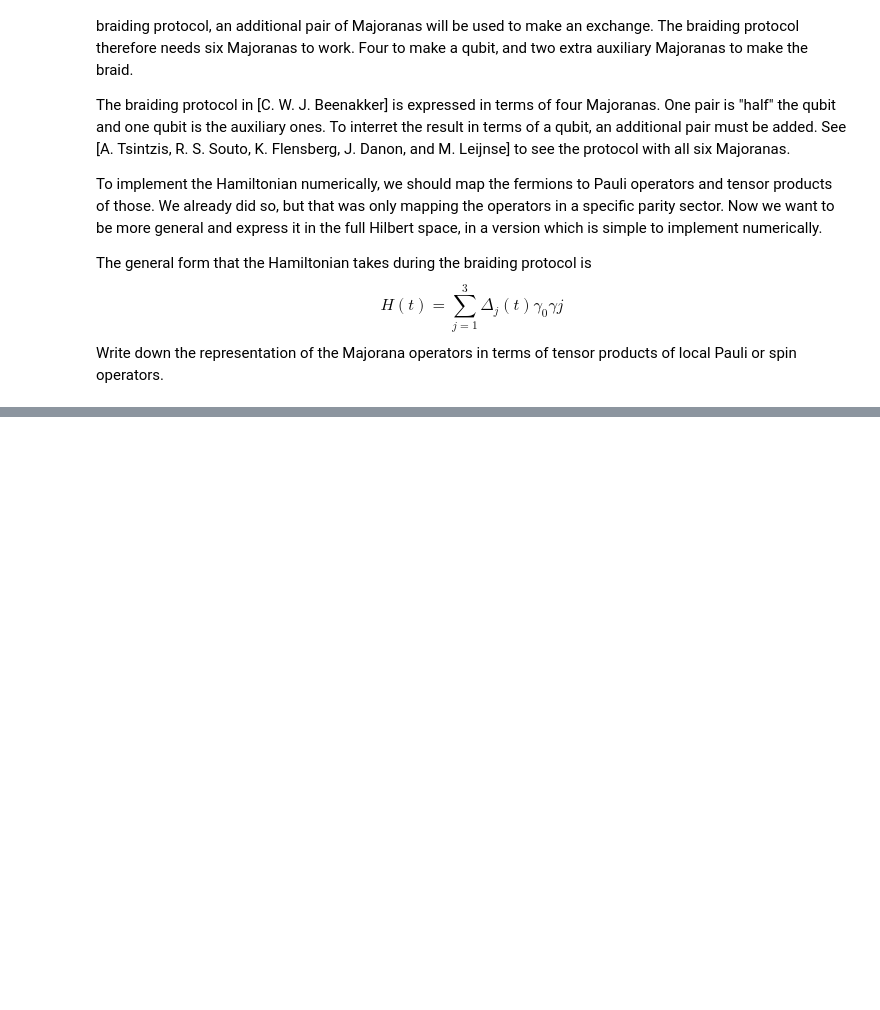
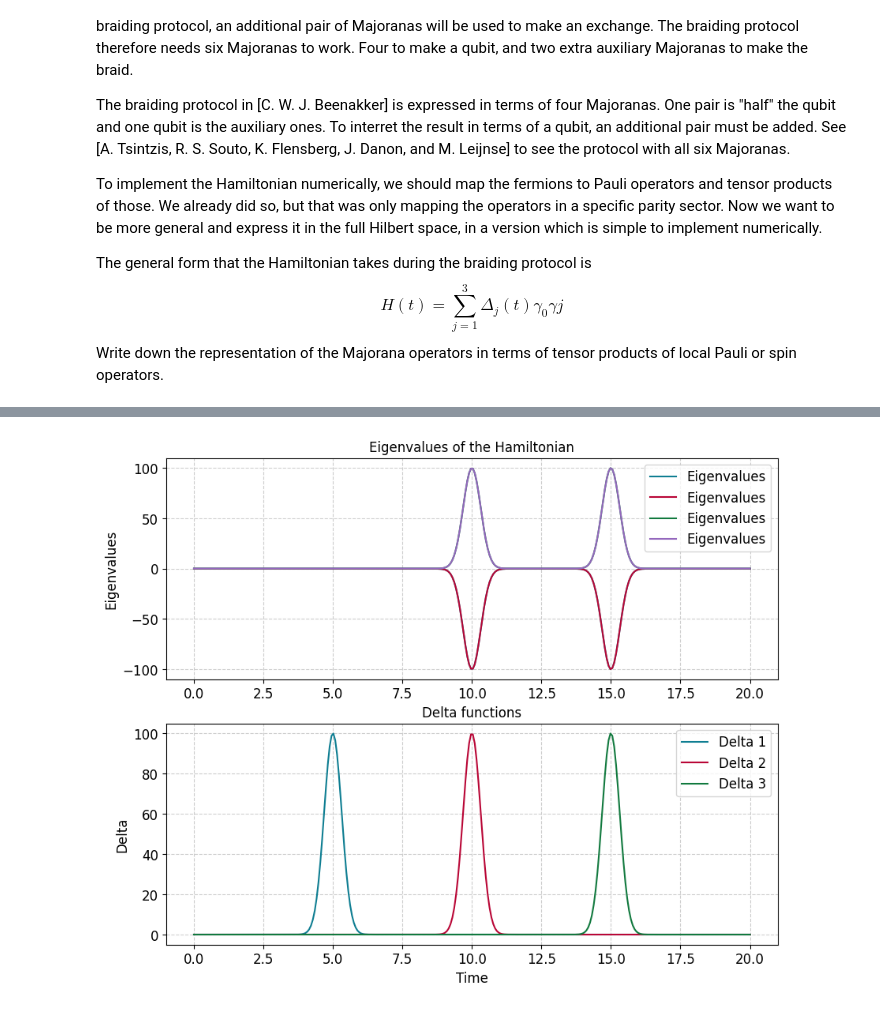
Before and after one commit to hishemok/FYS5419, a Jupyter notebook: Project_2/Braiding_project.ipynb, the cells around one changed output, grey strips where cells are left out. Saved outputs shown, nothing was run; the diff lists cells and outputs as text; code cells hidden in the pictures; blank space fills up the shorter version.

```diff
--- a/Project_2/Braiding_project.ipynb
+++ b/Project_2/Braiding_project.ipynb
@@ -297,0 +431,60 @@ or spin operators.
+# %%
+
+delta1 = []
+delta2 = []
+delta3 = []
+def H_t(t, T, delta_max, delta_min, s):
+    g0,g1 = majorana_ops(0,2) ## 0 refers to c_1
+    g2,g3 = majorana_ops(1,2) ## 1 refers to c_2
+
+    g0g1 = g0@g1
+    g0g2 = g0@g2
+    g0g3 = g0@g3
+
+    d1 = delta(t, T/4, s, delta_max, delta_min)
+    d2 = delta(t, T/2, s, delta_max, delta_min)
+    d3 = delta(t, T/4*3, s, delta_max, delta_min)
+
+    delta1.append(d1)
+    delta2.append(d2)
+    delta3.append(d3)
+
+
+    return d1 * g0g1 + d2 * g0g2 + d3 * g0g3
+
+T = 20
+delta_max = 100.0
+delta_min = 0.1
+s = 5
+
+times = np.linspace(0, T, 300)
+energies = []
+
+for t in times:
+    H = H_t(t, T, delta_max, delta_min, s)
+    e_vals = np.linalg.eigvalsh(H)
+    energies.append(e_vals)  # sort eigenvalues for cleaner plot
+
+energies = np.array(energies)
+
+plt.figure(figsize=(10, 8))
+plt.subplot(2, 1, 1)
+plt.plot(times,energies,label='Eigenvalues')
+plt.legend()
+
+plt.ylabel('Eigenvalues', fontsize=12)
+plt.title('Eigenvalues of the Hamiltonian', fontsize=12)
+
+# plt.figure(figsize=(10, 6))
+plt.subplot(2, 1, 2)
+plt.plot(times, delta1, label='Delta 1')
+plt.plot(times, delta2, label='Delta 2')
+plt.plot(times, delta3, label='Delta 3')
+
+plt.xlabel('Time', fontsize=12)
+plt.ylabel('Delta', fontsize=12)
+plt.title('Delta functions', fontsize=12)
+plt.legend()
+plt.show()
+# %% [output]
+[figure, added]
```
Also changed, not shown: parts of 7 cells of this notebook.
